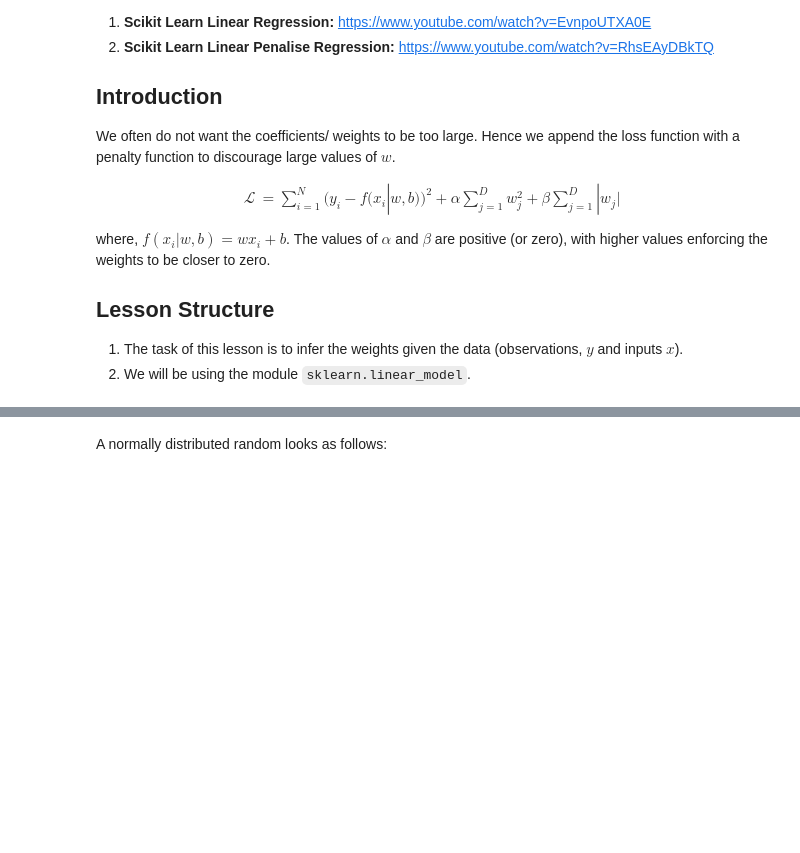
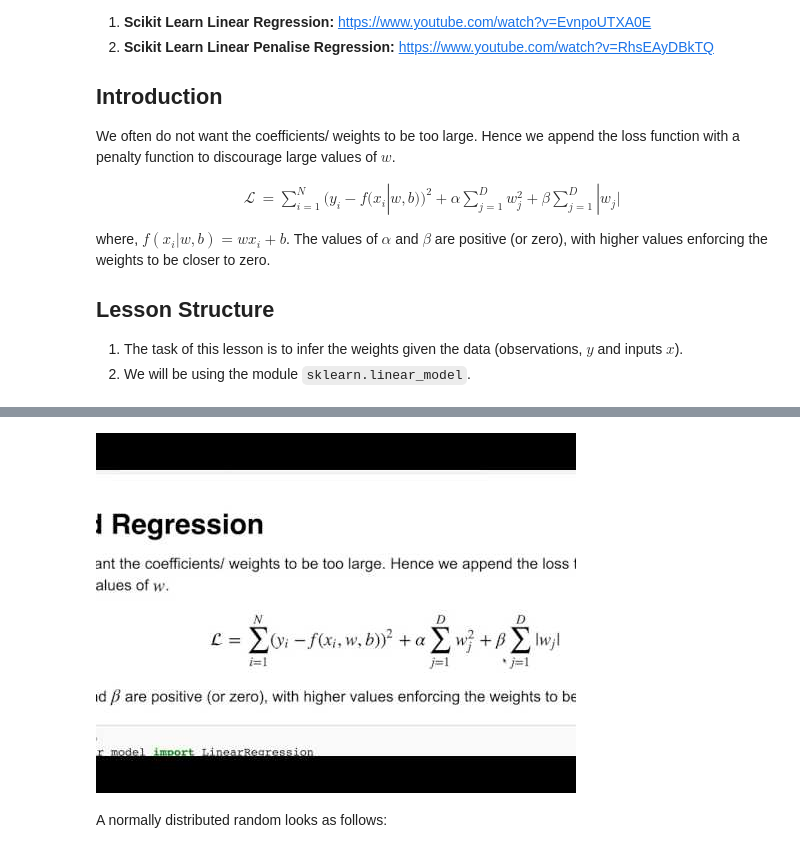
Before and after one commit to sachinruk/deepschool.io, a Jupyter notebook: DL-Keras_Tensorflow/Lesson 01 - PenalisedRegression - Solutions.ipynb, the cells around one changed output, grey strips where cells are left out. Saved outputs shown, nothing was run; the diff lists cells and outputs as text; code cells hidden in the pictures; blank space fills up the shorter version.

```diff
--- a/DL-Keras_Tensorflow/Lesson 01 - PenalisedRegression - Solutions.ipynb
+++ b/DL-Keras_Tensorflow/Lesson 01 - PenalisedRegression - Solutions.ipynb
@@ -19,3 +24,7 @@ where, $f(x_i|w,b) = wx_i+b$. The values of $\alpha$ and $\beta$ are positive (o
+# %%
+YouTubeVideo("RhsEAyDBkTQ")
+# %% [output]
+[figure, added]
 # %%
 import numpy as np
 from sklearn.linear_model import LinearRegression
```
Also changed, not shown: parts of 1 cell of this notebook, 19 other files.
